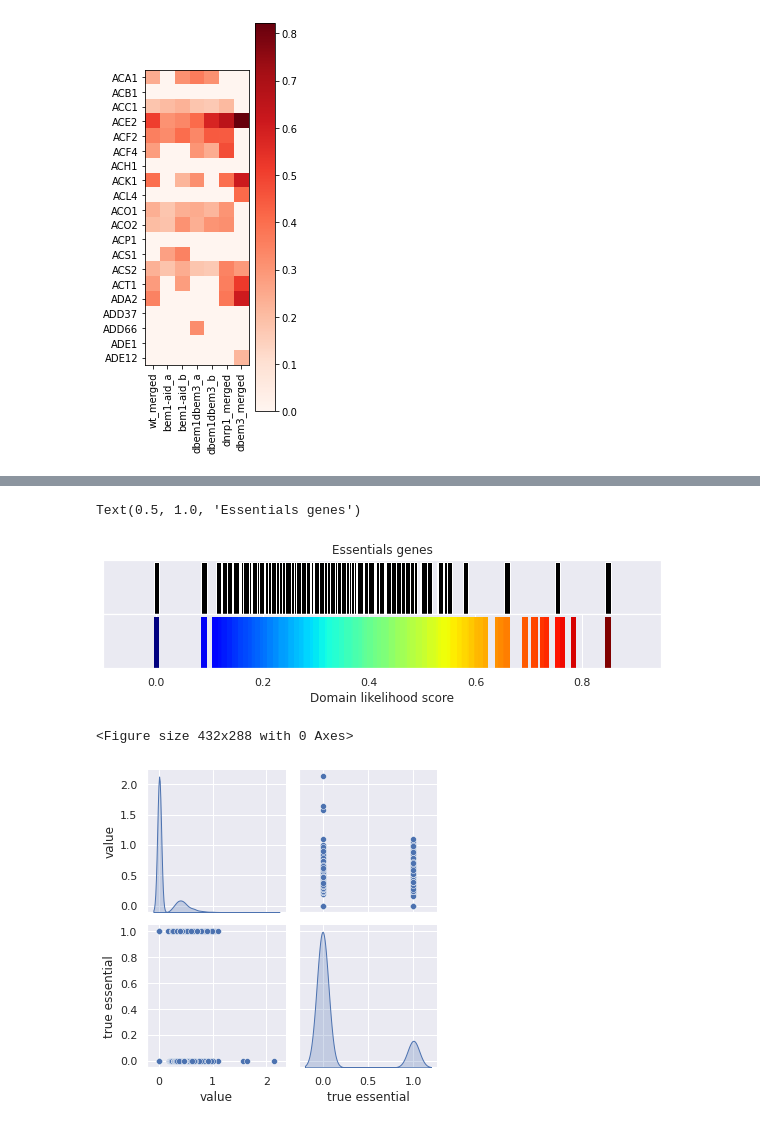
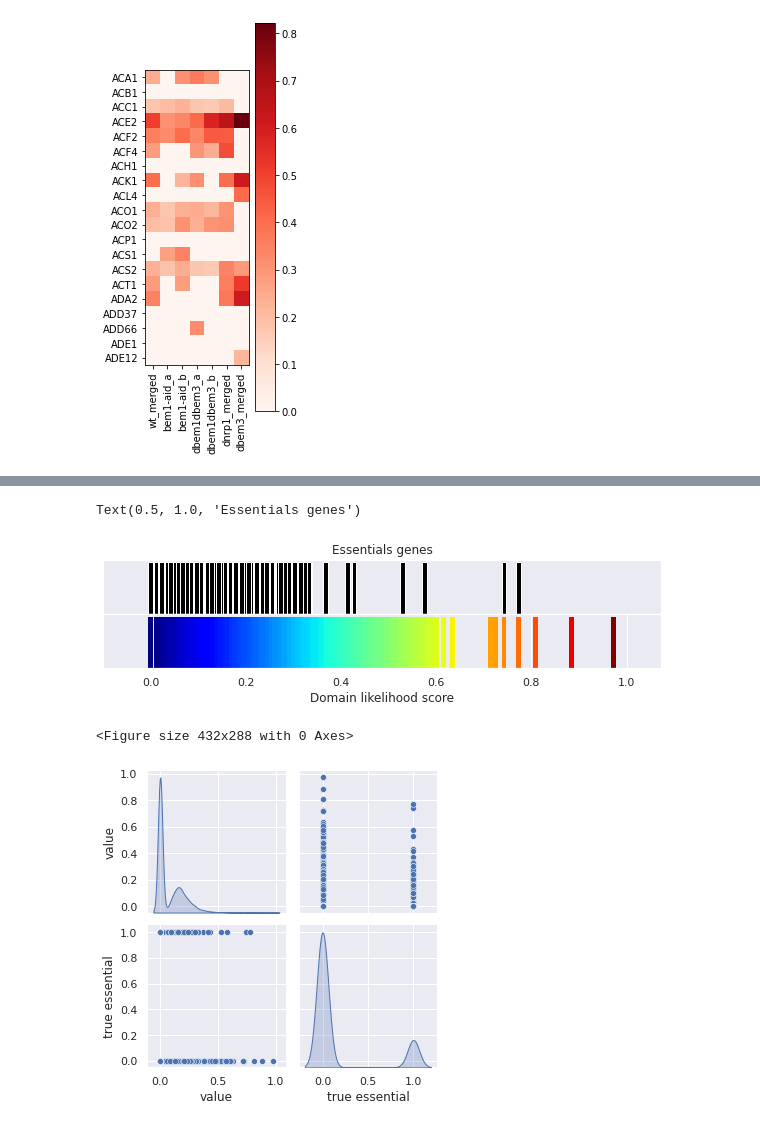
Before and after one commit to SATAY-LL/comparative-analysis-among-strains, a Jupyter notebook: src/scores_essentiality_from_Benoit_paper.ipynb, the cells around one changed output, grey strips where cells are left out. Saved outputs shown, nothing was run; the diff lists cells and outputs as text; code cells hidden in the pictures.

Commit message:
update with benoits data

```diff
--- a/src/scores_essentiality_from_Benoit_paper.ipynb
+++ b/src/scores_essentiality_from_Benoit_paper.ipynb
@@ -59,3 +82,9 @@ list_data_pd=pd.concat(list_data,axis=0,keys=keys)
+# %%
+benoit_wt_1=list_data_pd.loc["WT_1"]
+benoit_wt_2=list_data_pd.loc["WT_2"]
+
+benoit_wt_1.index=benoit_wt_1.loc[:,"Gene name"]
+benoit_wt_2.index=benoit_wt_2.loc[:,"Gene name"]
 # %% [markdown]
 ## Strategy for scoring essentiality (Benoit method paper: https://elifesciences.org/articles/23570/figures#fig2s1)
 
@@ -76,3 +106,12 @@ from functions_scores_essentiality import get_essentiality_score_per_gene_per_ba
+# %%
+scores_benoit=[]
+
+for key,index in zip(["WT_1","WT_2"],[benoit_wt_1.index,benoit_wt_2.index]) :
+    scores=get_essentiality_score_per_gene_per_background(index,key,list_data_pd)
+    tmp=pd.DataFrame.from_dict(scores)
+    scores_benoit.append(tmp)
+
+scores_benoit_pd=pd.concat(scores_benoit,axis=0,keys=["WT_1","WT_2"])
 # %%
 ## Loop over all the backgrounds
 scores_all=[]
@@ -163,6 +209,12 @@ for names in essentials_satay.loc[:,"gene name"]:
 from functions_scores_essentiality import write_ones_if_essential
 
 scores_wt=write_ones_if_essential(scores_all_pd,"wt_merged",standard_essentials)
+
+scores_wt_1=scores_benoit_pd.loc["WT_1"]
+scores_wt_2=scores_benoit_pd.loc["WT_2"]
+
+scores_wt_1=write_ones_if_essential(scores_benoit_pd,"WT_1",standard_essentials)
+scores_wt_2=write_ones_if_essential(scores_benoit_pd,"WT_2",standard_essentials)
 # %%
 ## Validate the  predicted scores for WT with the annotated essential genes for WT
 
@@ -192,0 +255,8 @@ len(scores_wt[scores_wt["true essential"]==1]))
+# %%
+## Difference between benoit scores and mine
+
+a=scores_wt["value"].values # wt_merged Leila data
+b=scores_wt_1["value"].values[0:len(a)] # benoit
+g=sns.displot(a-b,bins=50,kde=True);
+plt.xlabel("WT-merged_score-WT_1_benoit_score")
+sns.set(font_scale=1)
@@ -322,7 +398,8 @@ plt.subplots_adjust(hspace=0.01)
 import matplotlib.cm as cm
 from matplotlib.cm import ScalarMappable
 
-data=scores_wt
+#data=scores_wt
+data=scores_wt_1
 N=len(data)
 
 #N=1000
@@ -336,33 +413,33 @@ cmap = cm.get_cmap('jet')
 i=0
 data_colors=[]
 for x0,x1 in zip(Y,Y[1:]):
 
     c = cmap((x0-Y.min())/Y.max())
     #print(x0,Y.min(),Y.max(),c)
     data_colors.append(c)
     ax[1].bar([x0,],0.5,0.01,
             color=c,
             linewidth=0)
 
     ax[0].bar([x0,],data.loc[:,"true essential"][i],0.01,color="black")
 
     i+=1
 
 # sm = ScalarMappable(cmap=cmap, norm=plt.Normalize(0,max(data_colors)[-1]))
 # sm.set_array([])
 # cbar = plt.colorbar(sm)
 # cbar.set_label('Score', rotation=270,labelpad=25)
 
 ax[1].set_xlim(Y.min()-0.1,Y.max()+0.1)
 ax[0].set_xlim(Y.min()-0.1,Y.max()+0.1)
 #ax[1].set_xticklabels(labels=np.round(X))
 ax[1].set_yticks([])
 ax[0].set_yticks([])
 ax[0].set_xticks([])
 ax[1].set_xlabel("Domain likelihood score")
 ax[0].set_title("Essentials genes")
 # %% [output]
 Text(0.5, 1.0, 'Essentials genes')
-[figure, old version]
+[figure, new version]
 # %%
 plt.tight_layout()
@@ -372,7 +449,7 @@ dpi=300,bbox_inches='tight')
 <Figure size 432x288 with 0 Axes>
 # %%
 ## Pairplot of essentials vs scores
-data=scores_wt
+data=scores_wt_1
 
 fig=sns.pairplot(data,palette="Set1",diag_kind="kde",diag_kws={"shade":True})
 
@@ -380,4 +457,4 @@ sns.set(font_scale=1) # font size 2
 plt.tight_layout()
 #fig.savefig("../figures/fig_pairplot_score_with_essentials.png",dpi=300)
 # %% [output]
-[figure, old version]
+[figure, new version]
```
Also changed, not shown: parts of 21 cells of this notebook, 3 other files.
